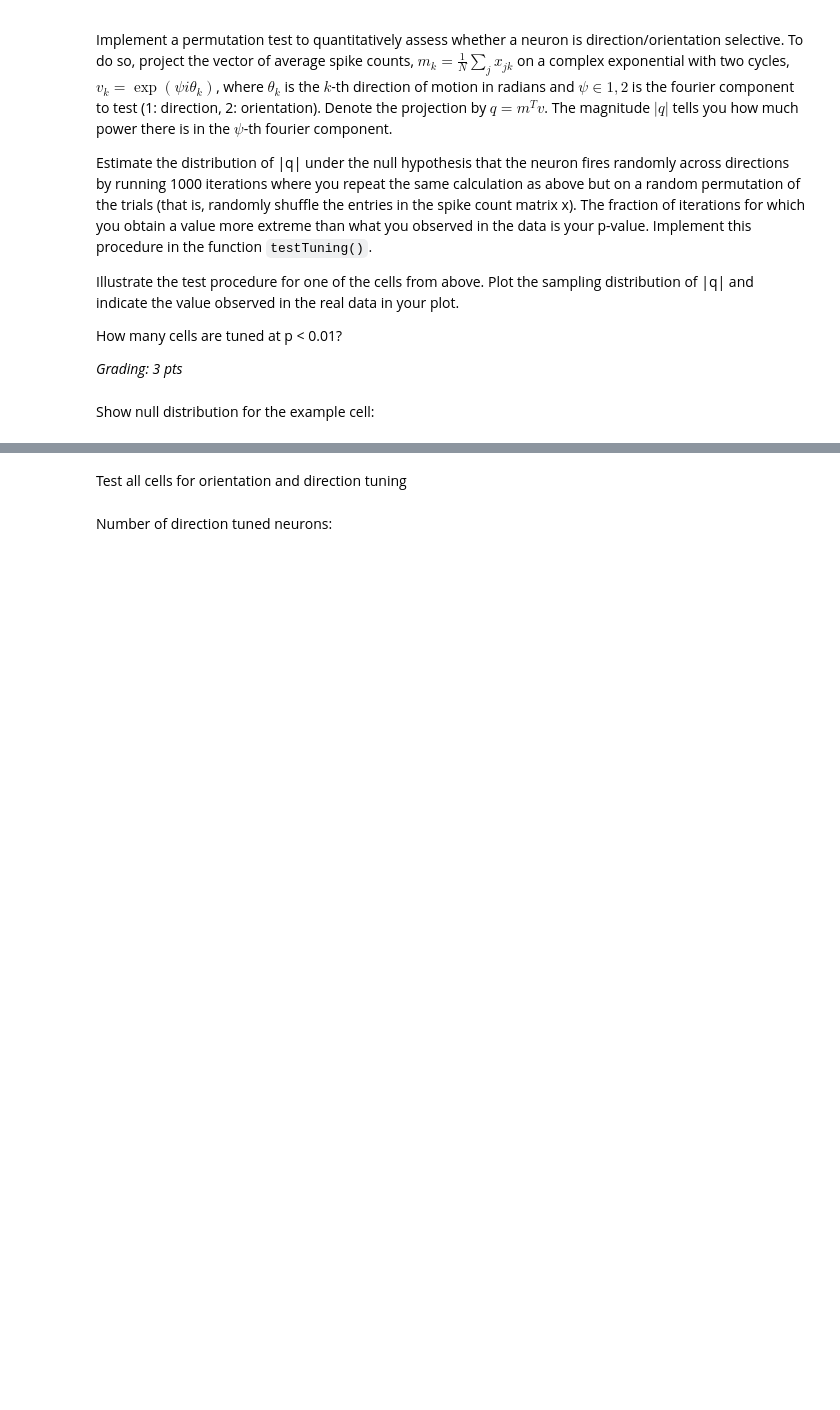
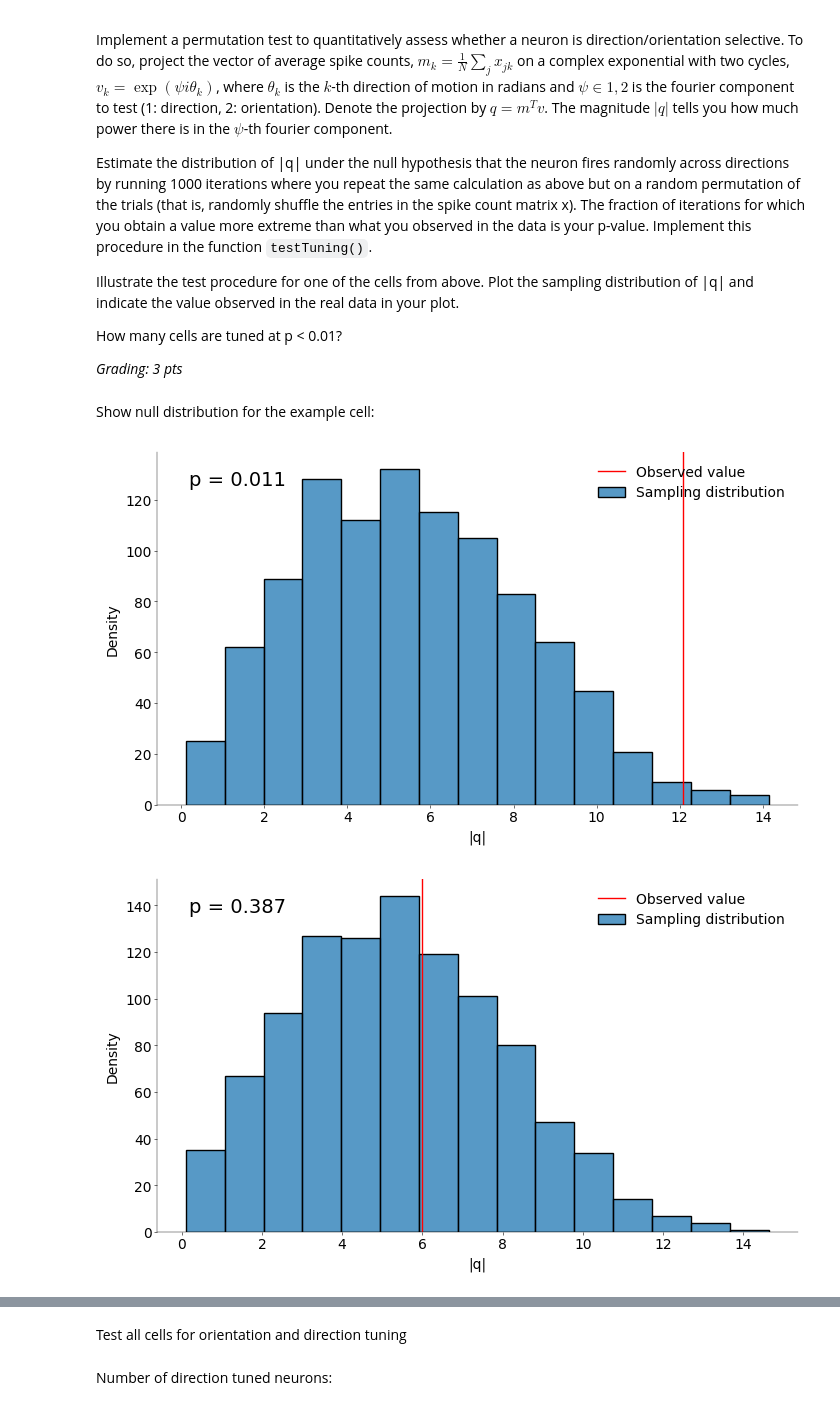
Before and after one commit to madhavi2104/Neural_Data_Science, a Jupyter notebook: CodingLab4.ipynb, the cells around one changed output, grey strips where cells are left out. Saved outputs shown, nothing was run; the diff lists cells and outputs as text; code cells hidden in the pictures; blank space fills up the shorter version.

```diff
--- a/CodingLab4.ipynb
+++ b/CodingLab4.ipynb
@@ -598,25 +569,56 @@ def testTuning(
 
     """
 
-    # insert your code here
-
     # -------------------------------
     # calculate m, nu and q (0.5 pts)
     # -------------------------------
 
+    spike_count_matrix = np.reshape(counts, (-1, len(np.unique(dirs))))
+    m = np.mean(spike_count_matrix, axis=0)
+    nu = np.exp(psi * 1j * np.radians(np.unique(dirs)))  # to radians
+    q = np.dot(m, nu)
+    q_mag = np.abs(q)  # l1 norm
+
     # -------------------------------------------------------------------------
     # Estimate the distribution of q under the H0 and obtain the p value (1 pt)
     # -------------------------------------------------------------------------
-    # ensure reproducibility using a random number generator
-    # hint: access random functions of this generator
     rng = np.random.default_rng(random_seed)
+    qdistr = np.zeros(niters)
 
-    if show == True:
+    # sampling distribution of |q| under H0
+    for i in range(niters):
+        spike_count_matrix_perm = np.random.permutation(spike_count_matrix.T).T
+        m_perm = np.mean(spike_count_matrix_perm, axis=0)
+        q_perm = np.dot(m_perm, nu)  # find q by projecting m_perm onto nu
+        qdistr[i] = np.abs(q_perm)  # l1 norm
+
+    p = np.sum(qdistr >= q_mag) / niters
+
+    if show:
         # -------------------------------
         # plot the test results (0.5 pts)
         # -------------------------------
+
         fig, ax = plt.subplots(figsize=(7, 4))
+
         # you can use sns.histplot for the histogram
+        sns.histplot(x=qdistr, bins=15, ax=ax, label="Sampling distribution")
+        # plot the observed value of |q|
+        ax.axvline(q_mag, color="red", label="Observed value")
+        ax.set_xlabel("|q|")
+        ax.set_ylabel("Density")
+        ax.text(
+            0.05,
+            0.95,
+            "p = " + str(np.round(p, 3)),
+            transform=ax.transAxes,
+            fontsize=14,
+            verticalalignment="top",
+        )
+        ax.legend(loc="upper right")
+
+        plt.show()
+
     else:
         return p, q, qdistr
 # %% [markdown]
@@ -624,10 +626,15 @@ Show null distribution for the example cell:
 # %%
 # ------------------------------------------------------------
 # Plot null distributions for example cells 28 & 29. (0.5 pts)
 # ------------------------------------------------------------
 
 dirs, counts = get_data(spikes, 28)
 # add plot
+testTuning(counts, dirs, show=True, psi=1)
+testTuning(counts, dirs, show=True, psi=2)
+# %% [output]
+[figure, added]
+[figure, added]
 # %%
 dirs, counts = get_data(spikes, 29)
 # add plot
```
Also changed, not shown: parts of 13 cells of this notebook.
